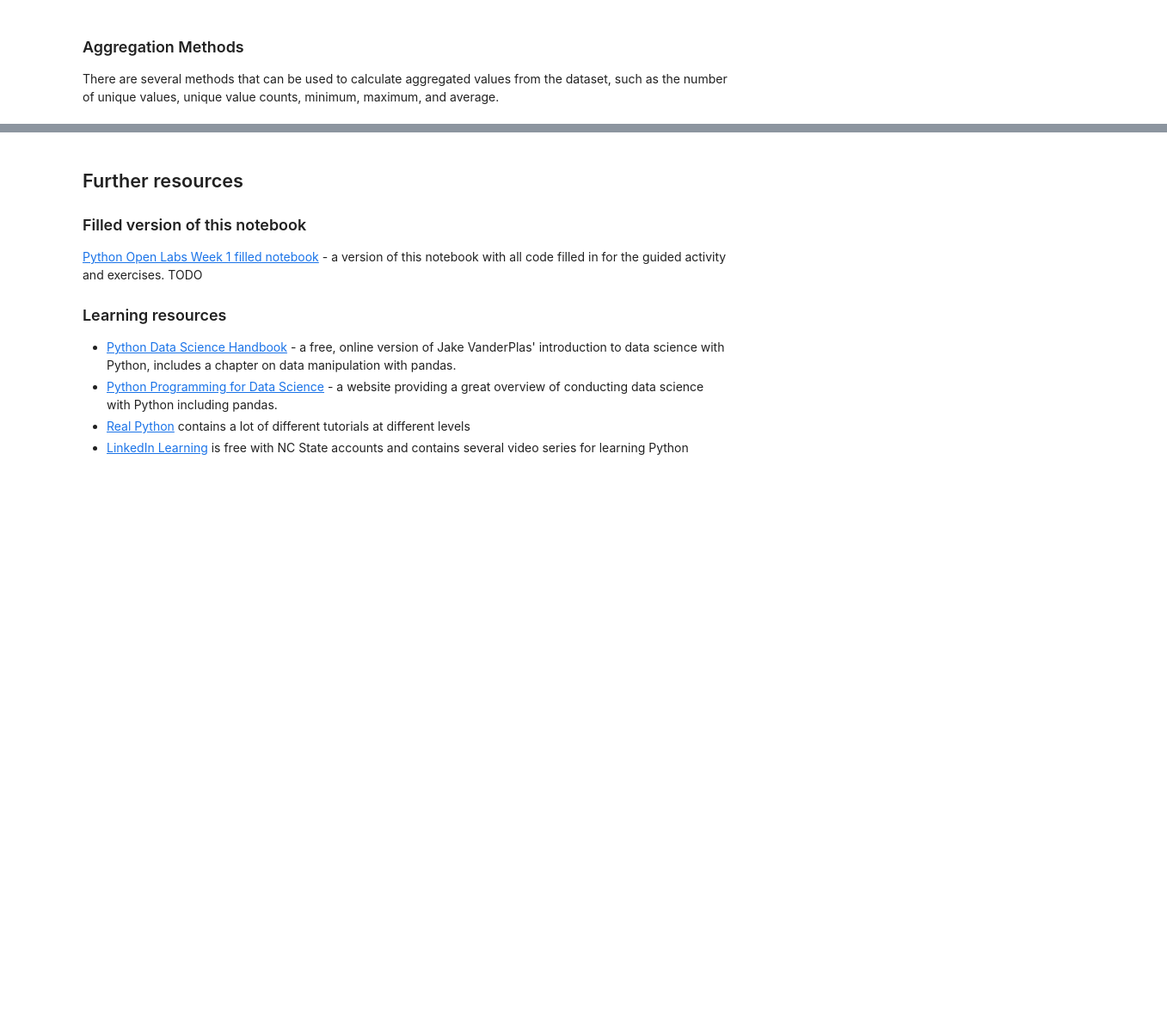
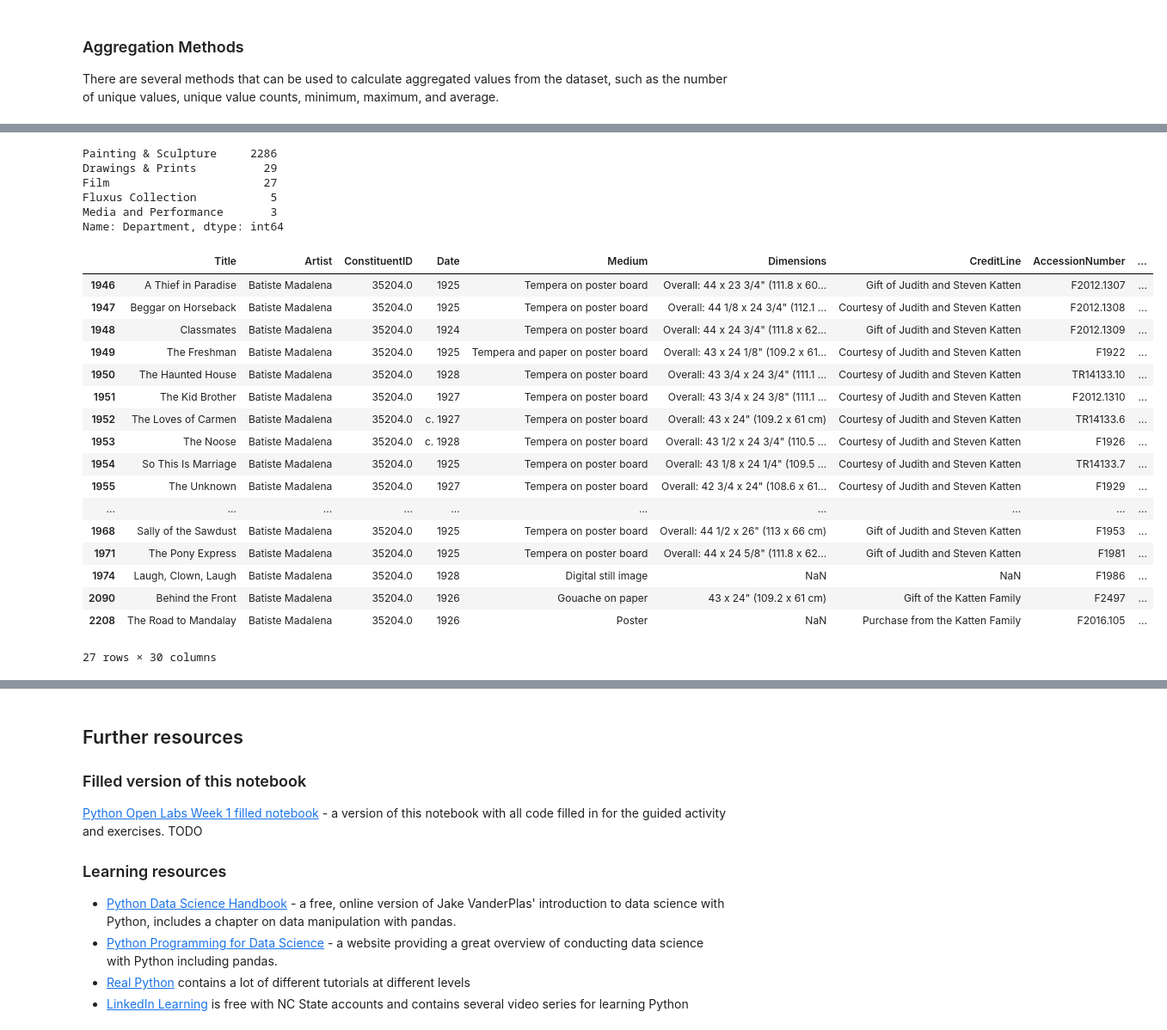
Before and after one commit to ncsu-libraries-data-vis/python-open-labs, a Jupyter notebook: Open_Lab_4_exploratory_analysis_with_pandas/filled_Open_Lab_4_exploratory_analysis_with_pandas.ipynb, the cells around one changed output, grey strips where cells are left out. Shown: that part at 86% size. Drawn from its saved outputs; the diff is of its cells as text; code cells hidden in the pictures; blank space fills up the shorter version.

```diff
--- a/Open_Lab_4_exploratory_analysis_with_pandas/filled_Open_Lab_4_exploratory_analysis_with_pandas.ipynb
+++ b/Open_Lab_4_exploratory_analysis_with_pandas/filled_Open_Lab_4_exploratory_analysis_with_pandas.ipynb
@@ -269,0 +142,34 @@ strikes_by_month.plot(kind='bar', rot=.5)
+# %%
+# Find the value counts for each department in the paintings data
+paintings['Department'].value_counts()
+# %% [output]
+Painting & Sculpture     2286
+Drawings & Prints          29
+Film                       27
+Fluxus Collection           5
+Media and Performance       3
+Name: Department, dtype: int64
+# %%
+# To find out more about why some paintings are housed in the Film department
+# filter the paintings data by rows where the department is Film
+# notice that these paintings are all by the same artist
+paintings[paintings["Department"] == "Film"]
+# %% [output]
+|  | Title | Artist | ConstituentID | Date | Medium | Dimensions | CreditLine | AccessionNumber | ... |
+| 1946 | A Thief in Paradise | Batiste Madalena | 35204.0 | 1925 | Tempera on poster board | Overall: 44 x 23 3/4" (111.8 x 60... | Gift of Judith and Steven Katten | F2012.1307 | ... |
+| 1947 | Beggar on Horseback | Batiste Madalena | 35204.0 | 1925 | Tempera on poster board | Overall: 44 1/8 x 24 3/4" (112.1 ... | Courtesy of Judith and Steven Katten | F2012.1308 | ... |
+| 1948 | Classmates | Batiste Madalena | 35204.0 | 1924 | Tempera on poster board | Overall: 44 x 24 3/4" (111.8 x 62... | Gift of Judith and Steven Katten | F2012.1309 | ... |
+| 1949 | The Freshman | Batiste Madalena | 35204.0 | 1925 | Tempera and paper on poster board | Overall: 43 x 24 1/8" (109.2 x 61... | Courtesy of Judith and Steven Katten | F1922 | ... |
+| 1950 | The Haunted House | Batiste Madalena | 35204.0 | 1928 | Tempera on poster board | Overall: 43 3/4 x 24 3/4" (111.1 ... | Courtesy of Judith and Steven Katten | TR14133.10 | ... |
+| 1951 | The Kid Brother | Batiste Madalena | 35204.0 | 1927 | Tempera on poster board | Overall: 43 3/4 x 24 3/8" (111.1 ... | Courtesy of Judith and Steven Katten | F2012.1310 | ... |
+| 1952 | The Loves of Carmen | Batiste Madalena | 35204.0 | c. 1927 | Tempera on poster board | Overall: 43 x 24" (109.2 x 61 cm) | Courtesy of Judith and Steven Katten | TR14133.6 | ... |
+| 1953 | The Noose | Batiste Madalena | 35204.0 | c. 1928 | Tempera on poster board | Overall: 43 1/2 x 24 3/4" (110.5 ... | Courtesy of Judith and Steven Katten | F1926 | ... |
+| 1954 | So This Is Marriage | Batiste Madalena | 35204.0 | 1925 | Tempera on poster board | Overall: 43 1/8 x 24 1/4" (109.5 ... | Courtesy of Judith and Steven Katten | TR14133.7 | ... |
+| 1955 | The Unknown | Batiste Madalena | 35204.0 | 1927 | Tempera on poster board | Overall: 42 3/4 x 24" (108.6 x 61... | Courtesy of Judith and Steven Katten | F1929 | ... |
+| ... | ... | ... | ... | ... | ... | ... | ... | ... | ... |
+| 1968 | Sally of the Sawdust | Batiste Madalena | 35204.0 | 1925 | Tempera on poster board | Overall: 44 1/2 x 26" (113 x 66 cm) | Gift of Judith and Steven Katten | F1953 | ... |
+| 1971 | The Pony Express | Batiste Madalena | 35204.0 | 1925 | Tempera on poster board | Overall: 44 x 24 5/8" (111.8 x 62... | Gift of Judith and Steven Katten | F1981 | ... |
+| 1974 | Laugh, Clown, Laugh | Batiste Madalena | 35204.0 | 1928 | Digital still image | NaN | NaN | F1986 | ... |
+| 2090 | Behind the Front | Batiste Madalena | 35204.0 | 1926 | Gouache on paper | 43 x 24" (109.2 x 61 cm) | Gift of the Katten Family | F2497 | ... |
+| 2208 | The Road to Mandalay | Batiste Madalena | 35204.0 | 1926 | Poster | NaN | Purchase from the Katten Family | F2016.105 | ... |
+27 rows × 30 columns
```
Also changed, not shown: parts of 48 cells of this notebook.
